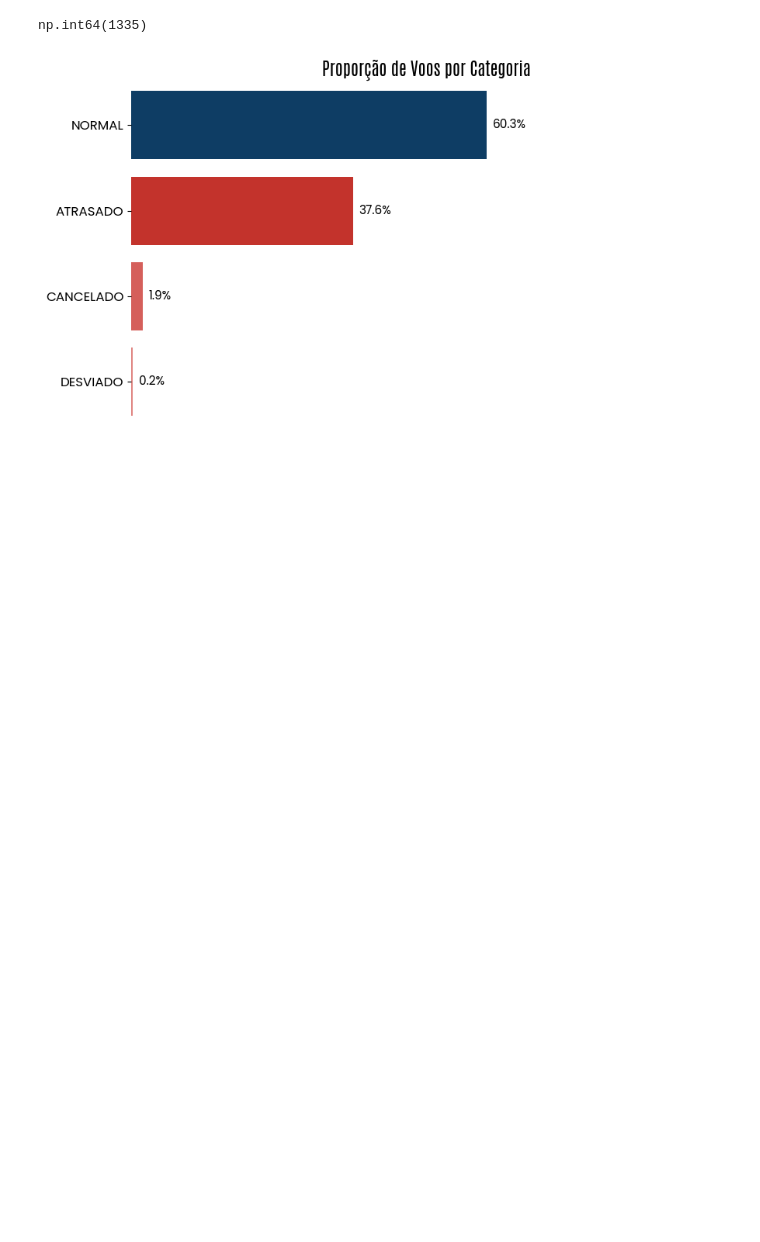
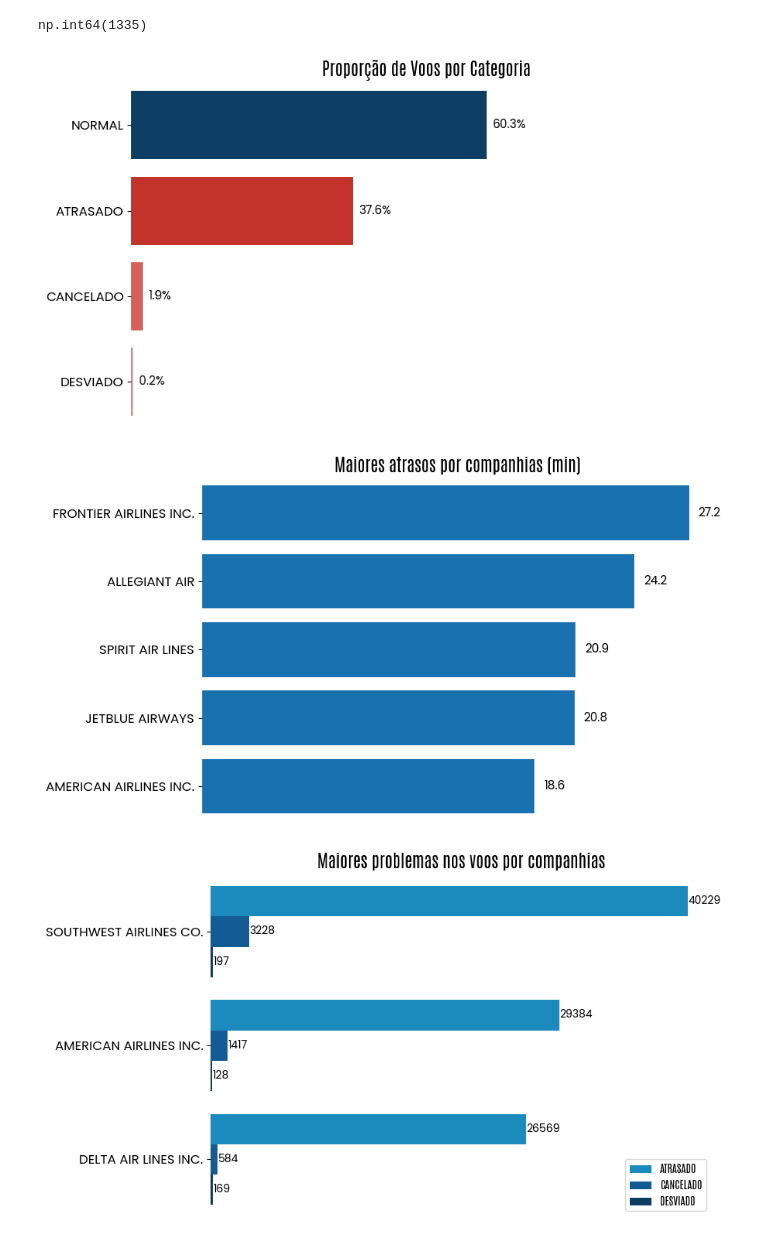
Before and after one commit to vitoriapguimaraes/Python-AnaliseVoos, a Jupyter notebook: project_development/scripts/creating_fig.ipynb, the cells around one changed output. Cells and saved outputs as stored; diff of their text form; code cells hidden in the pictures; blank space fills up the shorter version.

```diff
--- a/project_development/scripts/creating_fig.ipynb
+++ b/project_development/scripts/creating_fig.ipynb
@@ -84,3 +92,42 @@ plt.tight_layout()
 plt.show()
 # %% [output]
 [figure]
+# %%
+def plot_avg_metric(df, group_col, metric_col, top_n=10, title=""):
+    """
+    Cria gráfico de barras minimalista para valores médios.
+    """
+    data = (
+        df.groupby(group_col, observed=True)[metric_col]
+        .mean()
+        .sort_values(ascending=False)
+        .head(top_n)
+        .reset_index()
+    )
+
+    plt.figure(figsize=(9, 5))
+    ax = sns.barplot(
+        data=data,
+        x=metric_col,
+        y=group_col,
+        color="#0077C8",
+        orient="h"
+    )
+
+    # Rótulos no fim da barra
+    for p in ax.patches:
+        width = p.get_width()
+        ax.text(width + 0.5, p.get_y() + p.get_height() / 2.,
+                f'{width:.1f}', ha="left", va="center",
+                fontsize=11, fontweight="medium", family="Poppins")
+
+    # Estilo minimalista
+    plt.title(title, fontsize=16, fontweight="bold", family="Antonio")
+    plt.xlabel("")
+    plt.ylabel("")
+    plt.xticks([])
+    plt.yticks(fontsize=12, family="Poppins")
+    sns.despine(left=True, bottom=True)
+    plt.grid(axis="x", linestyle="--", alpha=0.4)
+    plt.tight_layout()
+    plt.show()
@@ -86,0 +187,8 @@ plt.show()
+# %%
+plot_avg_metric(df, "AIRLINE_Description", "DELAY_OVERALL", top_n=5,
+                title="Maiores atrasos por companhias (min)")
+plot_count_metrics(df, "AIRLINE_Description", ["ATRASADO", "CANCELADO", "DESVIADO"], top_n=3,
+                   title="Maiores problemas nos voos por companhias")
+# %% [output]
+[figure, added]
+[figure, added]
```
Also changed, not shown: parts of 14 cells of this notebook, 18 other files.
